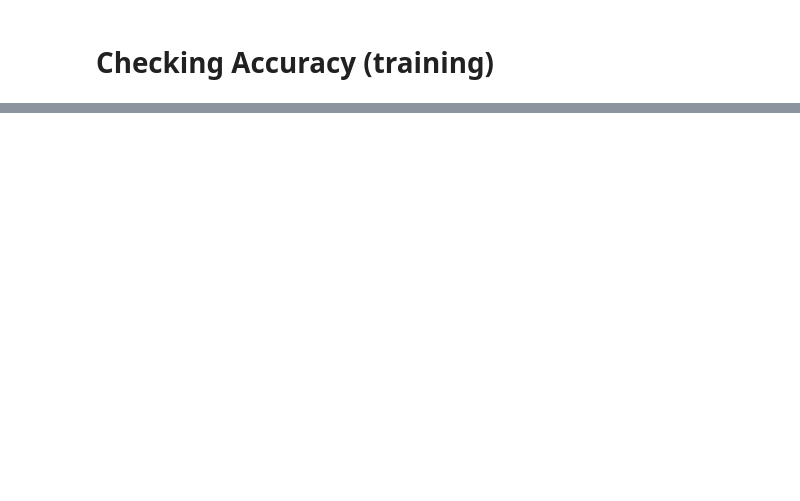
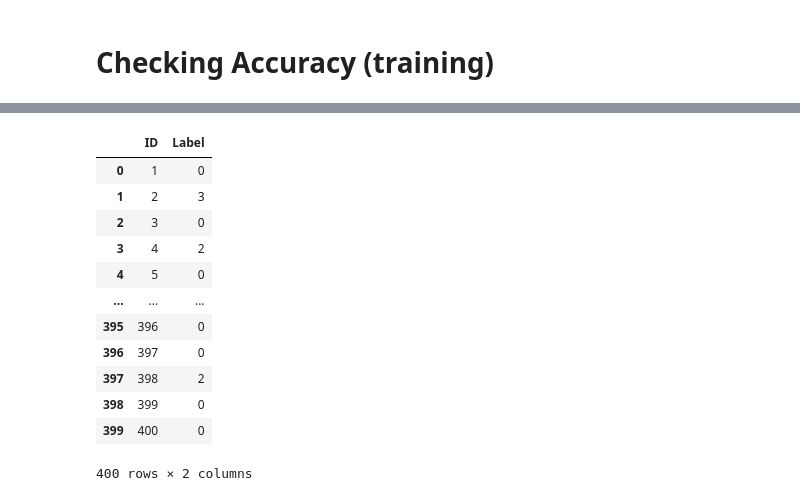
Before and after one commit to mrquaternion/Retinal-Image-Classification, a Jupyter notebook: cnn.ipynb, the cells around one changed output, grey strips where cells are left out. Drawn from its saved outputs; the diff is of its cells as text; code cells hidden in the pictures; blank space fills up the shorter version.

```diff
--- a/cnn.ipynb
+++ b/cnn.ipynb
@@ -212,0 +460,8 @@ Got 93/216 with accuracy 43.06%
+# %%
+train_dataset = TensorDataset(X_train, y_train)
+test_dataset = TensorDataset(X_test)
+
+train_loader = DataLoader(dataset=train_dataset, batch_size=64, shuffle=True)
+test_loader = DataLoader(dataset=test_dataset, batch_size=64, shuffle=False)
+# %%
+model.train_model(train_loader)
@@ -212,0 +489,3 @@ Got 93/216 with accuracy 43.06%
+# %%
+preds = model.get_predictions(test_loader)
+preds.shape
@@ -212,0 +494,3 @@ Got 93/216 with accuracy 43.06%
+# %%
+preds = preds.cpu()
+preds
@@ -212,0 +523,22 @@ Got 93/216 with accuracy 43.06%
+# %%
+data = {
+    'ID': np.arange(1, len(preds) + 1),
+    'Label': preds
+}
+
+output_df = pd.DataFrame(data)
+output_df
+# %% [output]
+|  | ID | Label |
+| 0 | 1 | 0 |
+| 1 | 2 | 3 |
+| 2 | 3 | 0 |
+| 3 | 4 | 2 |
+| 4 | 5 | 0 |
+| ... | ... | ... |
+| 395 | 396 | 0 |
+| 396 | 397 | 0 |
+| 397 | 398 | 2 |
+| 398 | 399 | 0 |
+| 399 | 400 | 0 |
+400 rows × 2 columns
```
Also changed, not shown: parts of 42 cells of this notebook.
